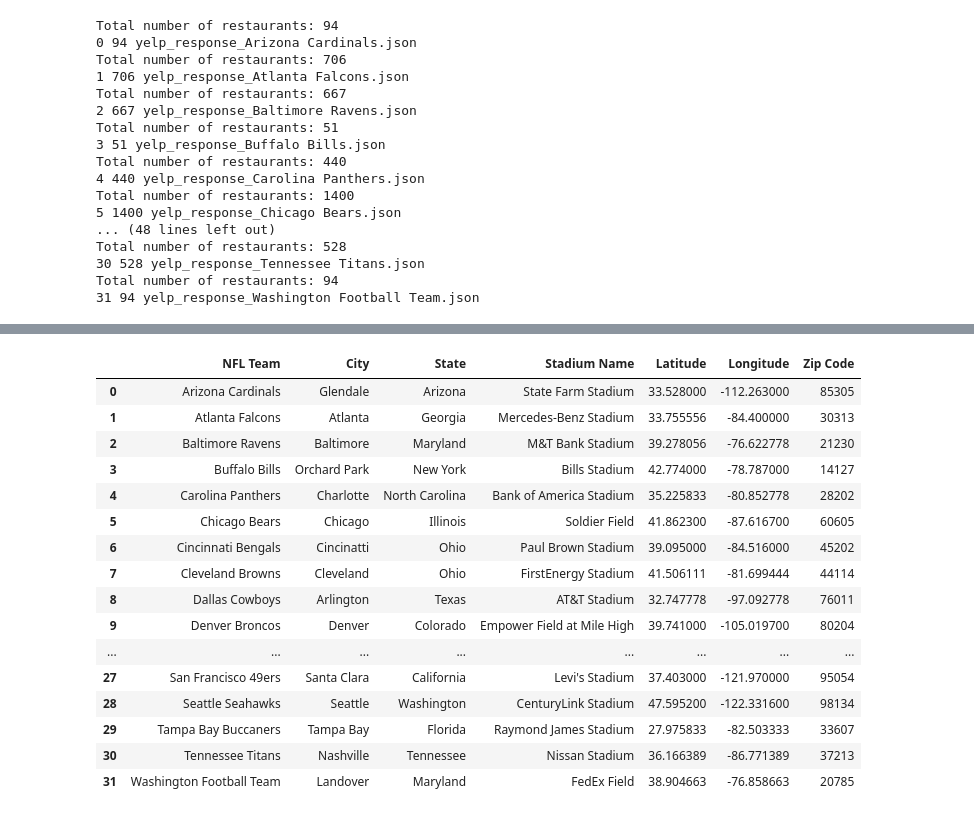
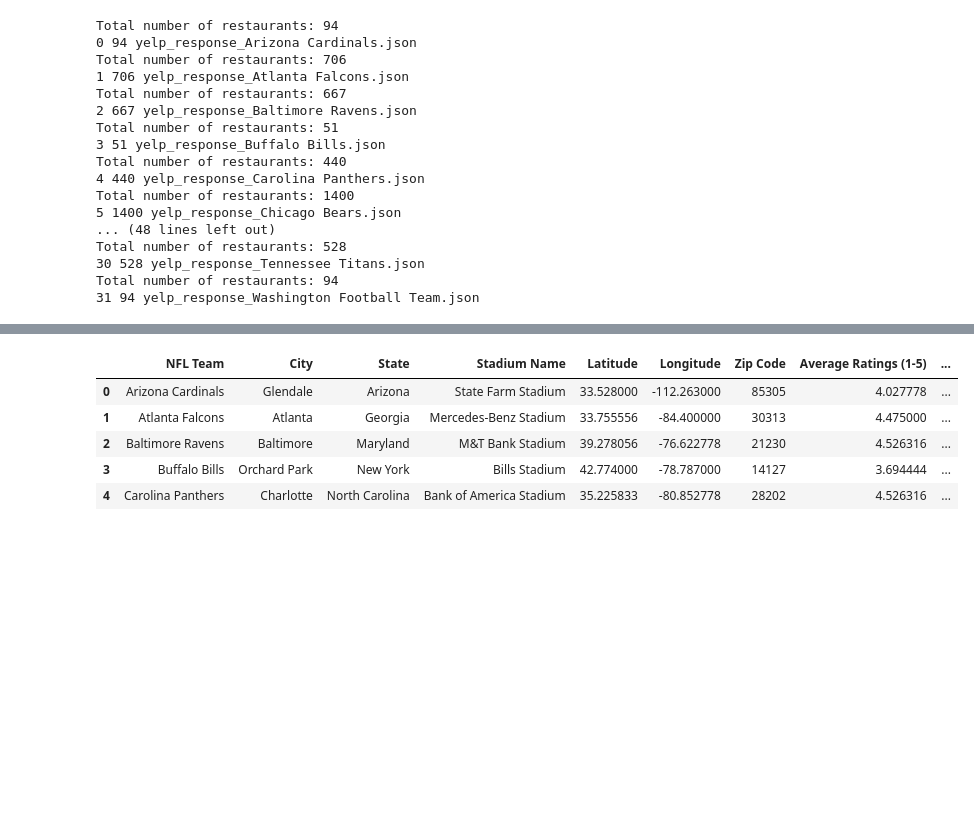
Before and after one commit to jjying89/Yelp-Restaurants-Analysis, a Jupyter notebook: Saturday_Analysis.ipynb, the cells around one changed output, grey strips where cells are left out. Drawn from its saved outputs; the diff is of its cells as text; code cells hidden in the pictures; blank space fills up the shorter version.

```diff
--- a/Saturday_Analysis.ipynb
+++ b/Saturday_Analysis.ipynb
@@ -227,25 +163,13 @@ means_df
-# %%
-#stadium_data_df["Number of businesses"] = number_business
-stadium_data_df
-# %% [output]
-|  | NFL Team | City | State | Stadium Name | Latitude | Longitude | Zip Code |
-| 0 | Arizona Cardinals | Glendale | Arizona | State Farm Stadium | 33.528000 | -112.263000 | 85305 |
-| 1 | Atlanta Falcons | Atlanta | Georgia | Mercedes-Benz Stadium | 33.755556 | -84.400000 | 30313 |
-| 2 | Baltimore Ravens | Baltimore | Maryland | M&T Bank Stadium | 39.278056 | -76.622778 | 21230 |
-| 3 | Buffalo Bills | Orchard Park | New York | Bills Stadium | 42.774000 | -78.787000 | 14127 |
-| 4 | Carolina Panthers | Charlotte | North Carolina | Bank of America Stadium | 35.225833 | -80.852778 | 28202 |
-| 5 | Chicago Bears | Chicago | Illinois | Soldier Field | 41.862300 | -87.616700 | 60605 |
-| 6 | Cincinnati Bengals | Cincinatti | Ohio | Paul Brown Stadium | 39.095000 | -84.516000 | 45202 |
-| 7 | Cleveland Browns | Cleveland | Ohio | FirstEnergy Stadium | 41.506111 | -81.699444 | 44114 |
-| 8 | Dallas Cowboys | Arlington | Texas | AT&T Stadium | 32.747778 | -97.092778 | 76011 |
-| 9 | Denver Broncos | Denver | Colorado | Empower Field at Mile High | 39.741000 | -105.019700 | 80204 |
-| ... | ... | ... | ... | ... | ... | ... | ... |
-| 27 | San Francisco 49ers | Santa Clara | California | Levi's Stadium | 37.403000 | -121.970000 | 95054 |
-| 28 | Seattle Seahawks | Seattle | Washington | CenturyLink Stadium | 47.595200 | -122.331600 | 98134 |
-| 29 | Tampa Bay Buccaners | Tampa Bay | Florida | Raymond James Stadium | 27.975833 | -82.503333 | 33607 |
-| 30 | Tennessee Titans | Nashville | Tennessee | Nissan Stadium | 36.166389 | -86.771389 | 37213 |
-| 31 | Washington Football Team | Landover | Maryland | FedEx Field | 38.904663 | -76.858663 | 20785 |
 # %%
+# Merge analysis dataframe with source dataframe
 saturday_df = stadium_data_df.merge(means_df, on= "NFL Team", how='left')
 saturday_df["Number of businesses"] = number_business
+saturday_df.head()
+# %% [output]
+|  | NFL Team | City | State | Stadium Name | Latitude | Longitude | Zip Code | Average Ratings (1-5) | ... |
+| 0 | Arizona Cardinals | Glendale | Arizona | State Farm Stadium | 33.528000 | -112.263000 | 85305 | 4.027778 | ... |
+| 1 | Atlanta Falcons | Atlanta | Georgia | Mercedes-Benz Stadium | 33.755556 | -84.400000 | 30313 | 4.475000 | ... |
+| 2 | Baltimore Ravens | Baltimore | Maryland | M&T Bank Stadium | 39.278056 | -76.622778 | 21230 | 4.526316 | ... |
+| 3 | Buffalo Bills | Orchard Park | New York | Bills Stadium | 42.774000 | -78.787000 | 14127 | 3.694444 | ... |
+| 4 | Carolina Panthers | Charlotte | North Carolina | Bank of America Stadium | 35.225833 | -80.852778 | 28202 | 4.526316 | ... |
 # %%
```
Also changed, not shown: parts of 13 cells of this notebook, 7 other files.
